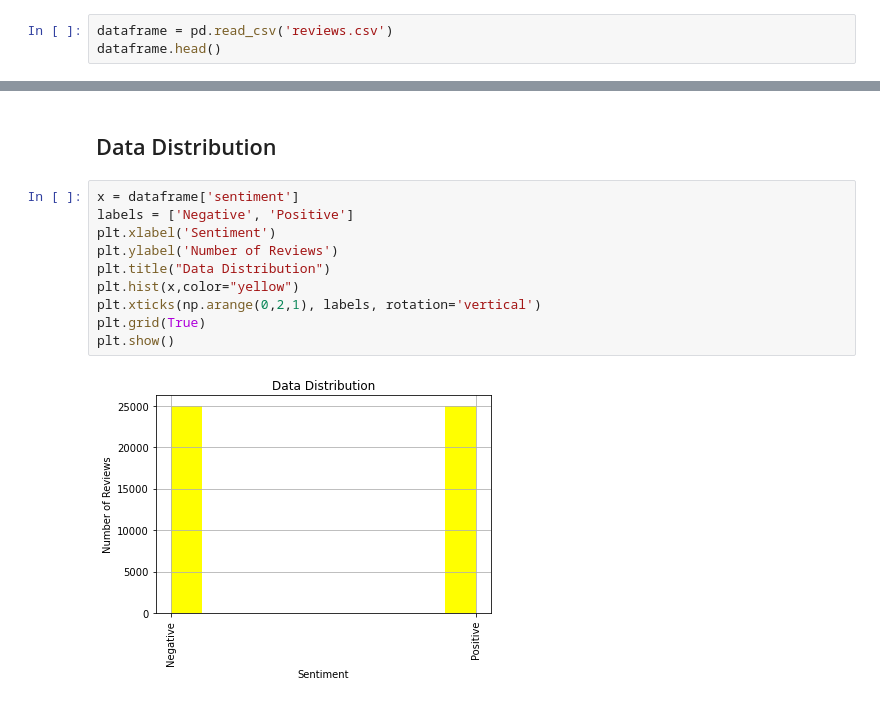
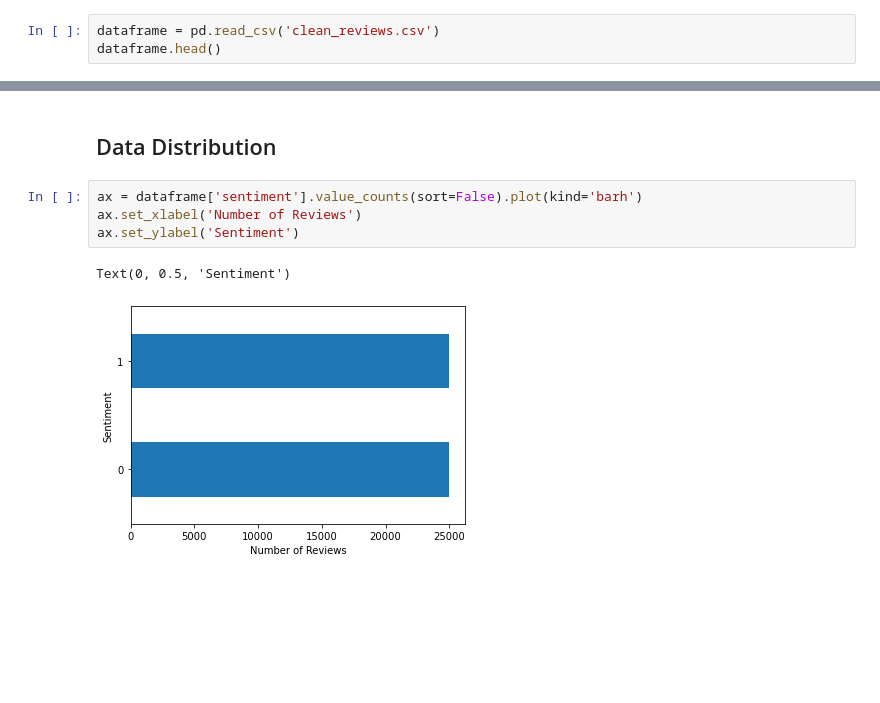
Before and after one commit to swetha4444/Keyword-Topic-Extraction-from-Movie-Reviews, a Jupyter notebook: 3-dataAnalysis.ipynb, the cells around one changed output, grey strips where cells are left out. Drawn from its saved outputs; the diff is of its cells as text; blank space fills up the shorter version.

Commit message:
data analysis

```diff
--- a/3-dataAnalysis.ipynb
+++ b/3-dataAnalysis.ipynb
@@ -11,5 +13,5 @@ import csv
 # %% [markdown]
 ## Reading Data from CSV
 # %%
-dataframe = pd.read_csv('reviews.csv')
+dataframe = pd.read_csv('clean_reviews.csv')
 dataframe.head()
@@ -23,14 +18,9 @@ dataframe.head()
 # %% [markdown]
 ## Data Distribution
-# %%
-x = dataframe['sentiment']
-labels = ['Negative', 'Positive']
-plt.xlabel('Sentiment')
-plt.ylabel('Number of Reviews')
-plt.title("Data Distribution")
-plt.hist(x,color="yellow")
-plt.xticks(np.arange(0,2,1), labels, rotation='vertical')
-plt.grid(True)
-plt.show()
-# %% [output]
-[figure, removed]
+# %%
+ax = dataframe['sentiment'].value_counts(sort=False).plot(kind='barh')
+ax.set_xlabel('Number of Reviews')
+ax.set_ylabel('Sentiment')
+# %% [output]
+Text(0, 0.5, 'Sentiment')
+[figure, added]
```
Also changed, not shown: parts of 12 cells of this notebook, 1 other file.
